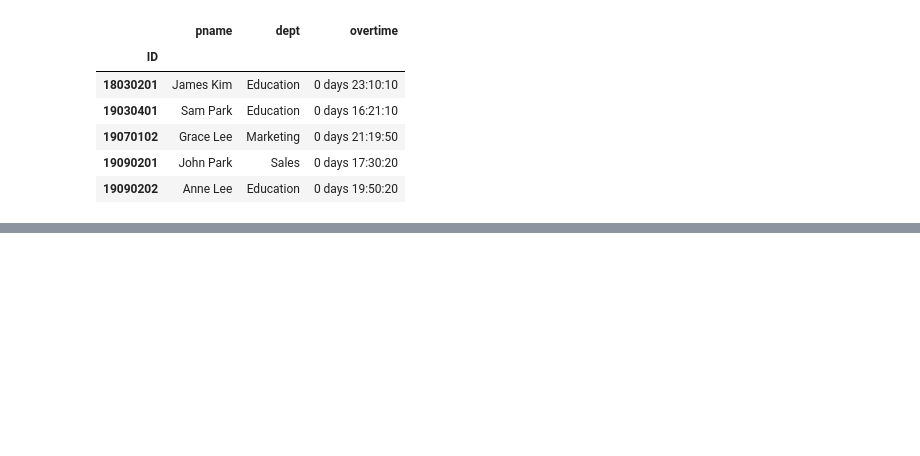
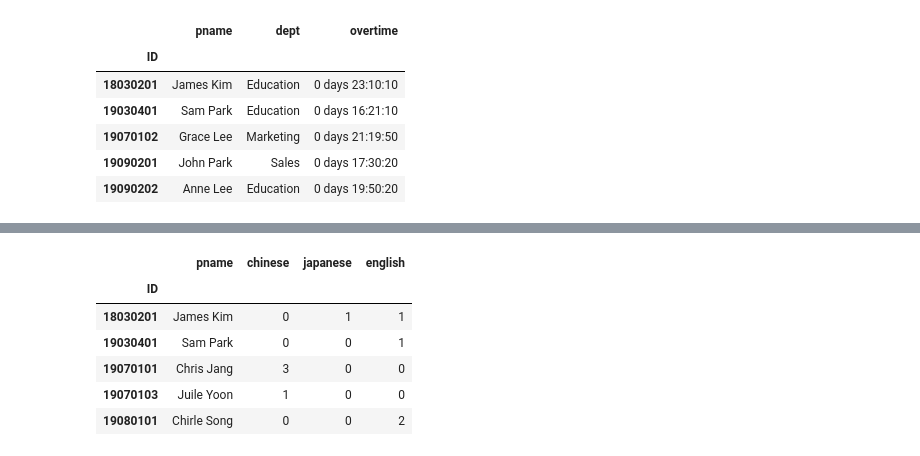
Before and after one commit to steve-park/data-engineering, a Jupyter notebook: pandas-숙제.ipynb, the cells around one changed output, grey strips where cells are left out. Drawn from its saved outputs; the diff is of its cells as text; code cells hidden in the pictures; blank space fills up the shorter version.

```diff
--- a/pandas-숙제.ipynb
+++ b/pandas-숙제.ipynb
@@ -492,0 +574,12 @@ df.loc[(df.overtime.dt.seconds // 3600) >= 16,
+# %%
+# df에서 index가 18030202, 19070102, 19090202 인 행을 제거하여 df1이라는 이름을 붙인다
+df1 = df.drop([18030202, 19070102, 19090202], axis=0)
+df1.head()
+# %% [output]
+|  | pname | chinese | japanese | english |
+| ID |  |  |  |  |
+| 18030201 | James Kim | 0 | 1 | 1 |
+| 19030401 | Sam Park | 0 | 0 | 1 |
+| 19070101 | Chris Jang | 3 | 0 | 0 |
+| 19070103 | Juile Yoon | 1 | 0 | 0 |
+| 19080101 | Chirle Song | 0 | 0 | 2 |
```
Also changed, not shown: parts of 12 cells of this notebook, 1 other file.
